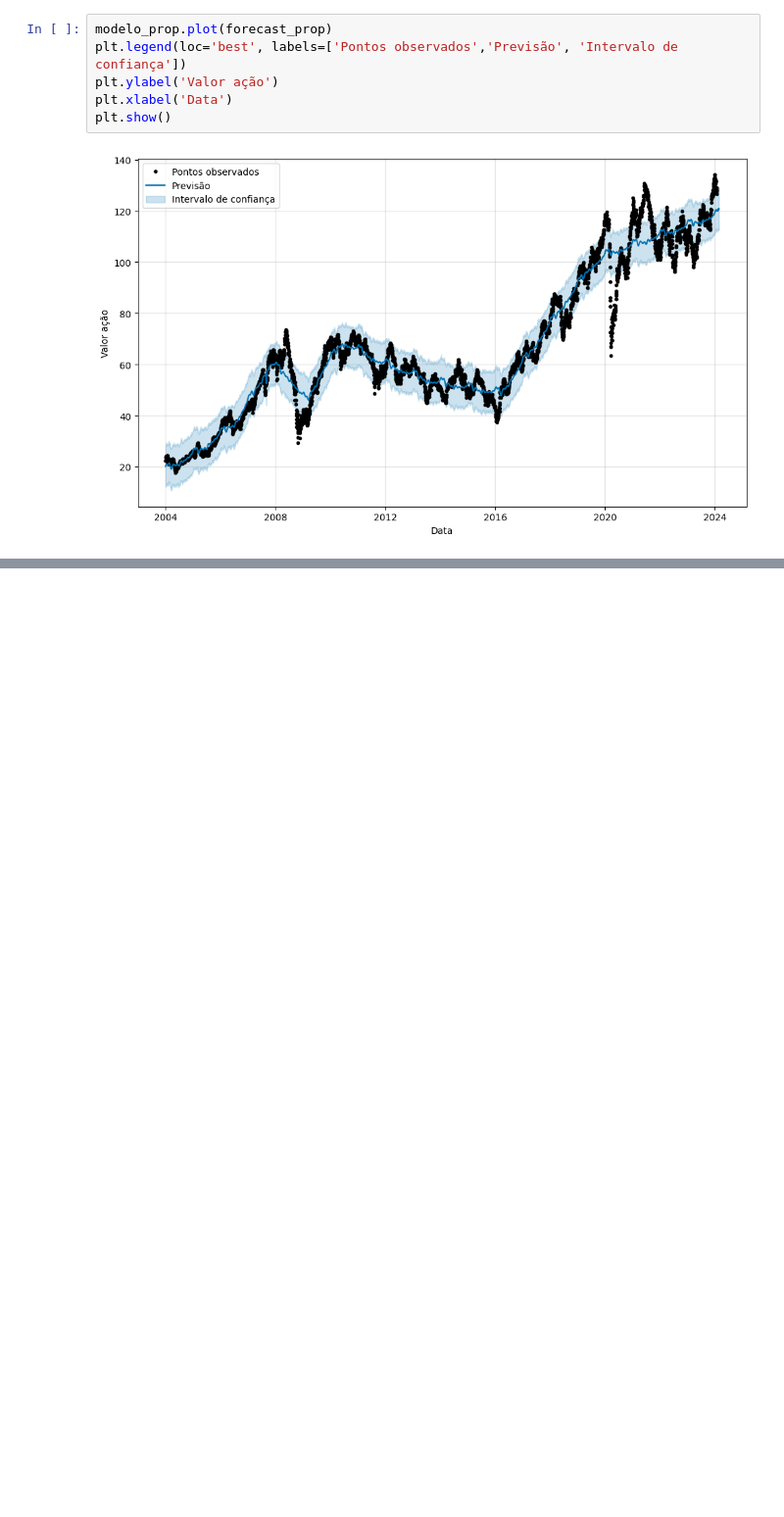
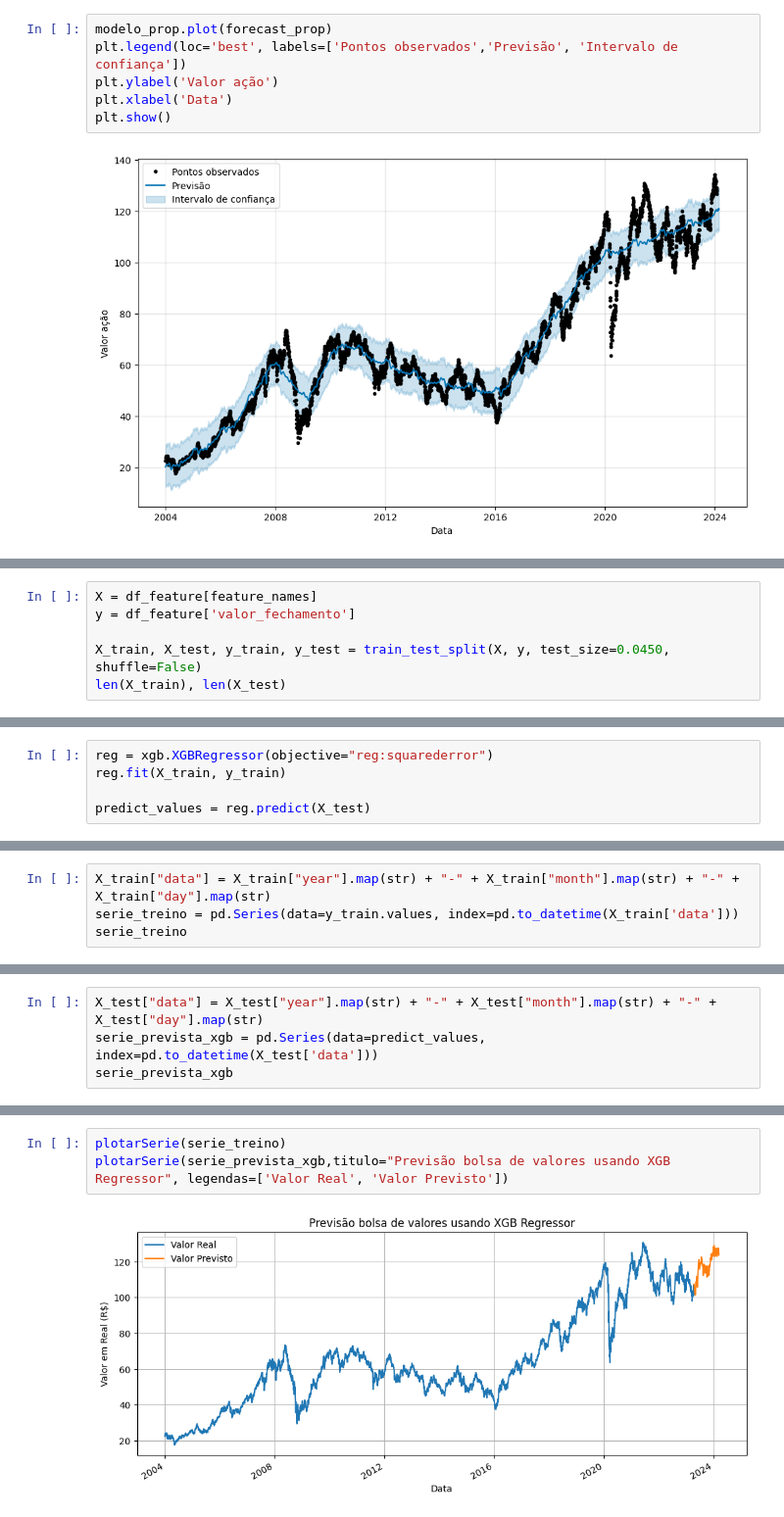
Before and after one commit to willdevsp/fiap-tech-challenge-pos-tech-data-analytics, a Jupyter notebook: Fase2/tech-challenger-bolsa-valores.ipynb, the cells around one changed output, grey strips where cells are left out. Shown at 98% size. Cells and saved outputs as stored; diff of their text form; blank space fills up the shorter version.

```diff
--- a/Fase2/tech-challenger-bolsa-valores.ipynb
+++ b/Fase2/tech-challenger-bolsa-valores.ipynb
@@ -1410,0 +1501,6 @@ resultado_modelos.head().sort_values(by="mape", ascending=True)
+# %%
+X = df_feature[feature_names]
+y = df_feature['valor_fechamento']
+
+X_train, X_test, y_train, y_test = train_test_split(X, y, test_size=0.0450, shuffle=False)
+len(X_train), len(X_test)
@@ -1410,0 +1556,5 @@ resultado_modelos.head().sort_values(by="mape", ascending=True)
+# %%
+reg = xgb.XGBRegressor(objective="reg:squarederror")
+reg.fit(X_train, y_train)
+
+predict_values = reg.predict(X_test)
@@ -1410,0 +1579,4 @@ resultado_modelos.head().sort_values(by="mape", ascending=True)
+# %%
+X_train["data"] = X_train["year"].map(str) + "-" + X_train["month"].map(str) + "-" + X_train["day"].map(str)
+serie_treino = pd.Series(data=y_train.values, index=pd.to_datetime(X_train['data']))
+serie_treino
@@ -1410,0 +1599,4 @@ resultado_modelos.head().sort_values(by="mape", ascending=True)
+# %%
+X_test["data"] = X_test["year"].map(str) + "-" + X_test["month"].map(str) + "-" + X_test["day"].map(str)
+serie_prevista_xgb = pd.Series(data=predict_values, index=pd.to_datetime(X_test['data']))
+serie_prevista_xgb
@@ -1410,0 +1617,5 @@ resultado_modelos.head().sort_values(by="mape", ascending=True)
+# %%
+plotarSerie(serie_treino)
+plotarSerie(serie_prevista_xgb,titulo="Previsão bolsa de valores usando XGB Regressor", legendas=['Valor Real', 'Valor Previsto'])
+# %% [output]
+[figure, added]
```
Also changed, not shown: parts of 72 cells of this notebook.
